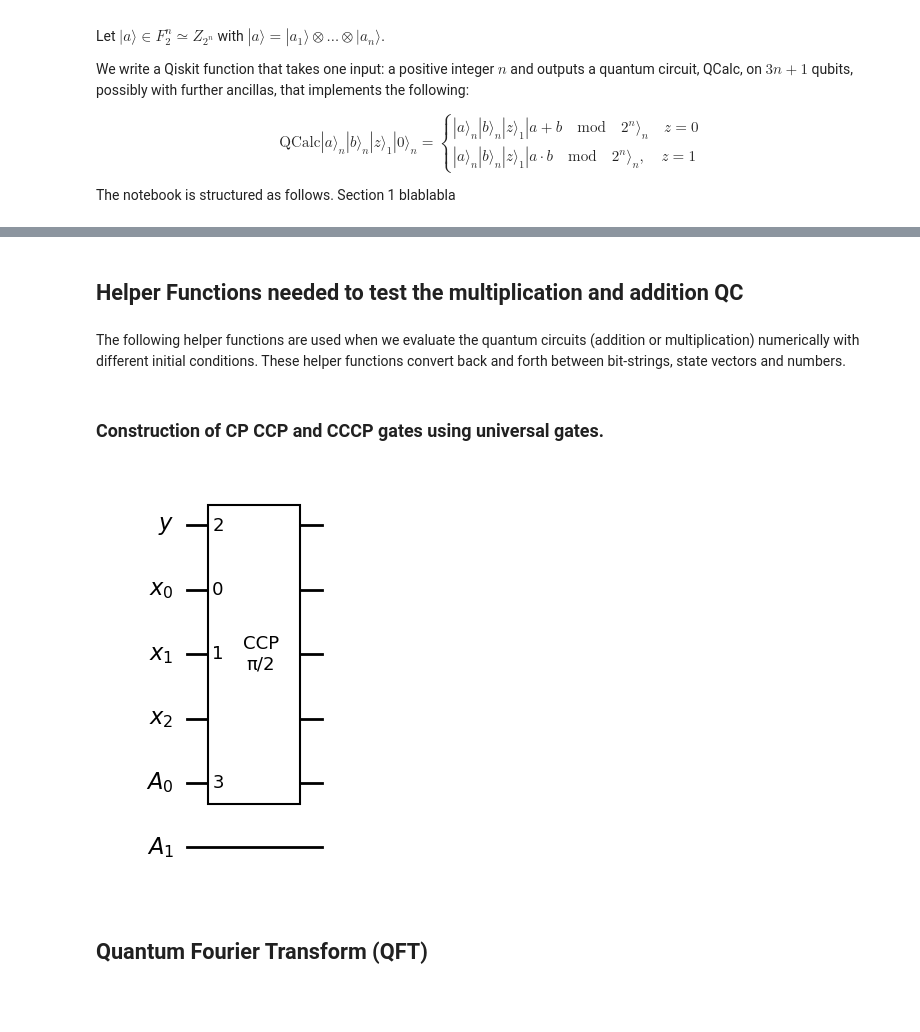
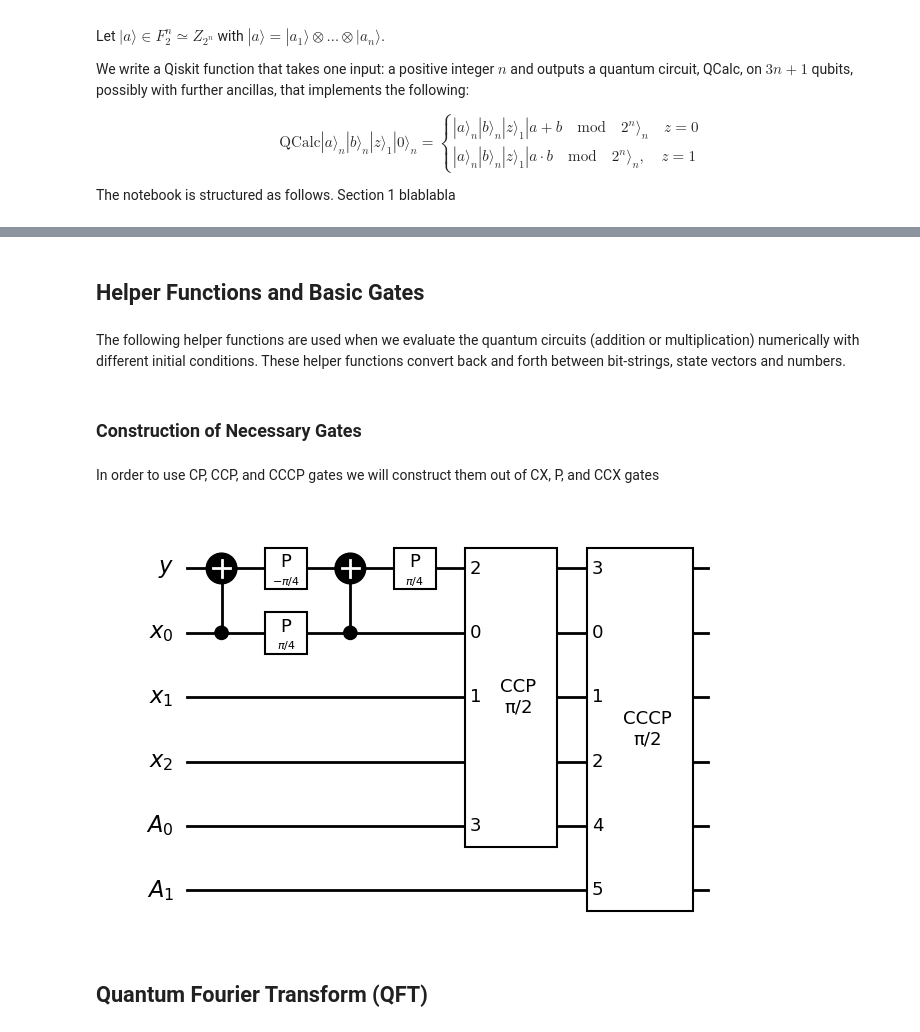
Before and after one commit to pankmunbodh/Quantum-Calculator, a Jupyter notebook: Quantum_Addition_and_Multiplication.ipynb, the cells around one changed output, grey strips where cells are left out. Drawn from its saved outputs; the diff is of its cells as text; code cells hidden in the pictures; blank space fills up the shorter version.

```diff
--- a/Quantum_Addition_and_Multiplication.ipynb
+++ b/Quantum_Addition_and_Multiplication.ipynb
@@ -28,5 +30,5 @@ The notebook is structured as follows. Section 1 blablabla
 # %% [markdown]
-## Helper Functions needed to test the multiplication and addition QC <a name = "HelperFunctions"></a>
+## Helper Functions and Basic Gates <a name = "HelperFunctions"></a>
 # %% [markdown]
 The following helper functions are used when we evaluate the quantum circuits (addition or multiplication) numerically with different initial conditions. These helper functions convert back and forth between bit-strings, state vectors and numbers.
 # %%
@@ -93,7 +95,9 @@ def result(output_statevector,n, nA):
 
     return binary_to_num(output_number_bit_str)
 # %% [markdown]
-### Construction of CP CCP and CCCP gates using universal gates.
+### Construction of Necessary Gates
+# %% [markdown]
+In order to use CP, CCP, and CCCP gates we will construct them out of CX, P, and CCX gates
 # %%
 # Now let's try to make this into a function for arbitrary number of qubits n.
 
@@ -136,36 +140,36 @@ def ccp_gate(qc, controls, target, ancilla, phase):
 def cccp(qc, controls, target, ancillas ,phase):
     qc.ccx(controls[0],controls[1],ancillas[0])
     qc.ccx(controls[2],ancillas[0],ancillas[1])
     cp(qc, ancillas[1], target, phase)
 
 def cccp_gate(qc, controls, target, ancillas, phase):
     qc_contr= QuantumRegister(3)
     qc_target = QuantumRegister(1)
     qc_ancilla = AncillaRegister(2)
     if np.pi/phase%1==0:
         temp_int=str(int(np.pi/phase))
         if temp_int == "1":
             qc_Temp = QuantumCircuit(qc_contr, qc_target, qc_ancilla, name="CCCP\n"+"π")
         else:
             qc_Temp = QuantumCircuit(qc_contr, qc_target, qc_ancilla, name="CCCP\n"+"π/"+temp_int)
     else:
         qc_Temp = QuantumCircuit(qc_contr, qc_target, qc_ancilla, name="CCCP\n"+str(round(phase,2)))
     cccp(qc_Temp, qc_contr, qc_target, qc_ancilla, phase)
     qc_Temp.to_gate()
     qc.append(qc_Temp,qargs=[controls[0],controls[1],controls[2], target, ancillas[0], ancillas[1]])
 
 
 qc_a2 = QuantumRegister(size=3, name="x")
 qc_a1 = QuantumRegister(size=1, name="y")
 qc_Anc = AncillaRegister(size=2, name="A")
 
 qcTest = QuantumCircuit(qc_a1, qc_a2, qc_Anc,name="QFT circuit")
-#cp(qcTest, qc_a2[0], qc_a1[0], np.pi/2)
+cp(qcTest, qc_a2[0], qc_a1[0], np.pi/2)
 ccp_gate(qcTest, [qc_a2[0],qc_a2[1]], qc_a1[0],qc_Anc[0], np.pi/2)
-#cccp_gate(qcTest, [qc_a2[0],qc_a2[1],qc_a2[2]], qc_a1[0],[qc_Anc[0],qc_Anc[1]], np.pi/2)
+cccp_gate(qcTest, [qc_a2[0],qc_a2[1],qc_a2[2]], qc_a1[0],[qc_Anc[0],qc_Anc[1]], np.pi/2)
 qcTest.draw(output="mpl", style="bw")
 # %% [output]
-[figure, old version]
+[figure, new version]
 # %% [markdown]
 ## Quantum Fourier Transform (QFT) <a name = "FT"></a>
 # %% [markdown]
```
Also changed, not shown: parts of 27 cells of this notebook.
